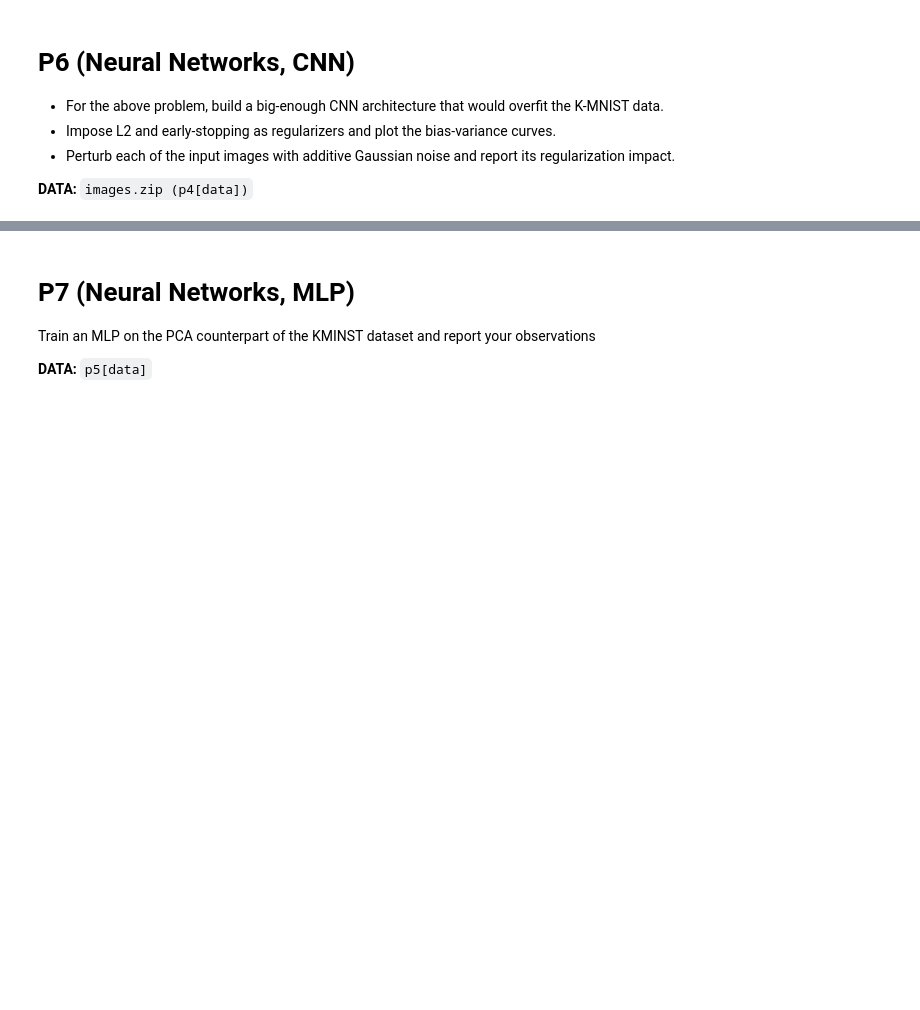
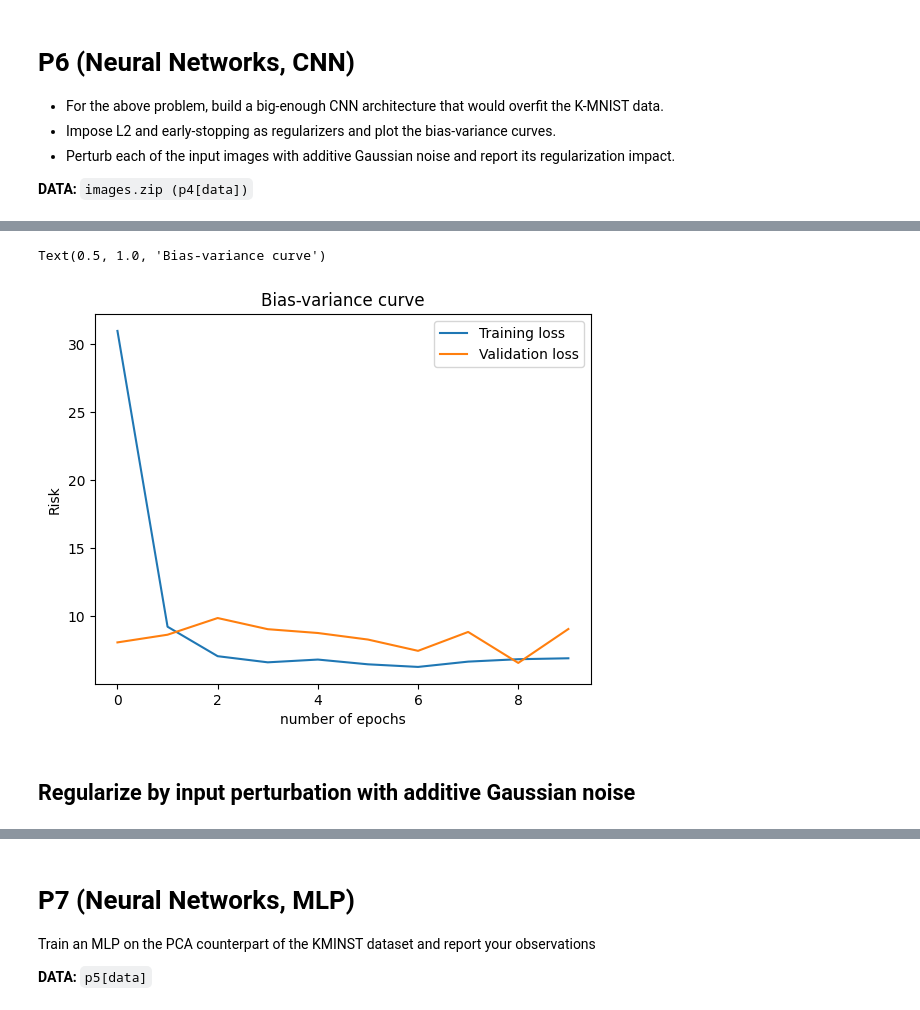
Before and after one commit to lokesh1197/PRNN-2023, a Jupyter notebook: Assignment2/solution.ipynb, the cells around one changed output, grey strips where cells are left out. Cells and saved outputs as stored; diff of their text form; code cells hidden in the pictures; blank space fills up the shorter version.

```diff
--- a/Assignment2/solution.ipynb
+++ b/Assignment2/solution.ipynb
@@ -930,0 +1772,12 @@ Classification Accuracy :  89.3 %
+# %%
+plt.plot(train_loss)
+plt.plot(valid_loss)
+plt.legend(['Training loss', 'Validation loss'])
+plt.xlabel('number of epochs')
+plt.ylabel('Risk')
+plt.title('Bias-variance curve')
+# %% [output]
+Text(0.5, 1.0, 'Bias-variance curve')
+[figure, added]
+# %% [markdown]
+## Regularize by input perturbation with additive Gaussian noise
```
Also changed, not shown: parts of 93 cells of this notebook, 1 other file.
